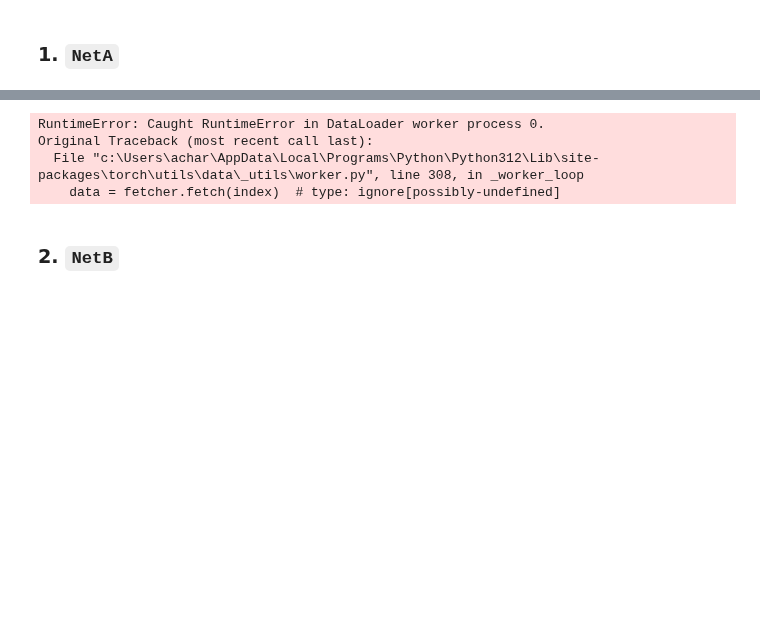
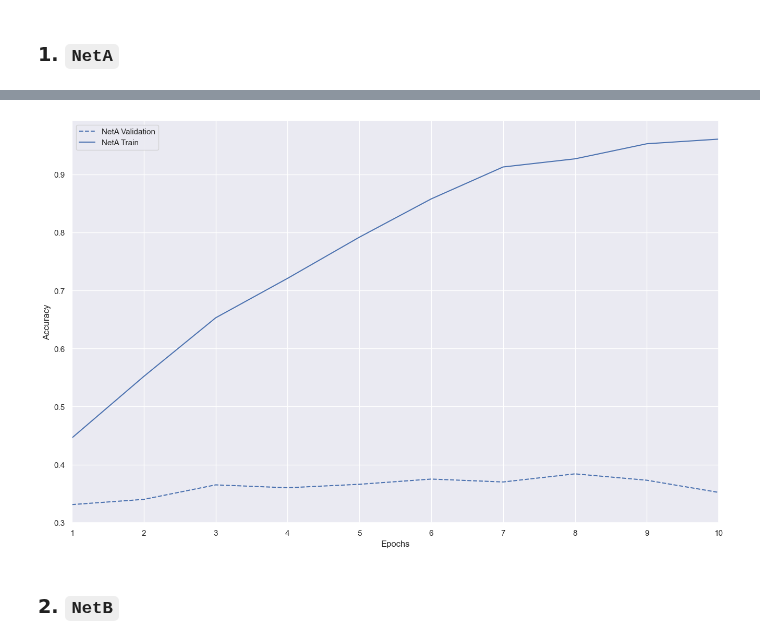
Before and after one commit to VerisimilitudeX/pathologyandprotein, a Jupyter notebook: Module 5/Homework 4/Copy_of_HW4_Deep_Learning (1).ipynb, the cells around one changed output, grey strips where cells are left out. Saved outputs shown, nothing was run; the diff lists cells and outputs as text; code cells hidden in the pictures; blank space fills up the shorter version.

```diff
--- a/Module 5/Homework 4/Copy_of_HW4_Deep_Learning.ipynb
+++ b/Module 5/Homework 4/Copy_of_HW4_Deep_Learning (1).ipynb
@@ -91,7 +90,7 @@ run all of your code before you submit!**
 INPUT_SIZE    = 3 * 32 * 32   # An image has 32 x 32 pixels each with Red/Green/Blue values.
 NUM_CLASSES   = 10            # The number of output classes. In this case, from 0 to 9
 BATCH_SIZE    = 100           # The size of input data took for one iteration of an epoch
-SAMPLE_DATA   = False         # A flag that controls if we should make the dataset smaller
+SAMPLE_DATA   = True         # A flag that controls if we should make the dataset smaller
                               # for faster training time when developing a solution.
                               # ⚠️ ENSURE THIS FLAG IS FALSE AND YOU RERUN ALL CELLS BEFORE YOU SUBMIT
 # %% [markdown]
@@ -288,8 +279,10 @@ class NetA(nn.Module):
 
 
     def forward(self, x):
-        x = x.view(-1, INPUT_SIZE)
-        x = self.lin(x)
+        x = self.flatten(x)
+        x = self.fc1(x)
+        x = self.relu(x)
+        x = self.fc2(x)
         return x
 # %% [markdown]
 ### Prob 2) `NetB`
@@ -392,13 +401,11 @@ As a result, it's recommended that before you turn in, you should run all the ce
 # %% [markdown]
 ### 1. `NetA`
 # %%
-import numpy as np
-
 histories_A = []
 
 netA = NetA()
 print(f'==== Training NetA ====')
-netA.to(device)o.j,hjkp[p.kjh,,op[pojkh,nbjkp[]21]]
+netA.to(device)
 train_history_A, val_history_A, _ = train(netA, train_loader, val_loader,
     num_epochs=10, learning_rate=1e-3, compute_accs=True)
 histories_A.append({
@@ -412,7 +435,4 @@ plot_history(histories_A)
-RuntimeError: Caught RuntimeError in DataLoader worker process 0.
-Original Traceback (most recent call last):
-  File "c:\Users\achar\AppData\Local\Programs\Python\Python312\Lib\site-packages\torch\utils\data\_utils\worker.py", line 308, in _worker_loop
-    data = fetcher.fetch(index)  # type: ignore[possibly-undefined]
+[figure, added]
 # %% [markdown]
 ### 2. `NetB`
 # %%
```
Also changed, not shown: parts of 9 cells of this notebook.
